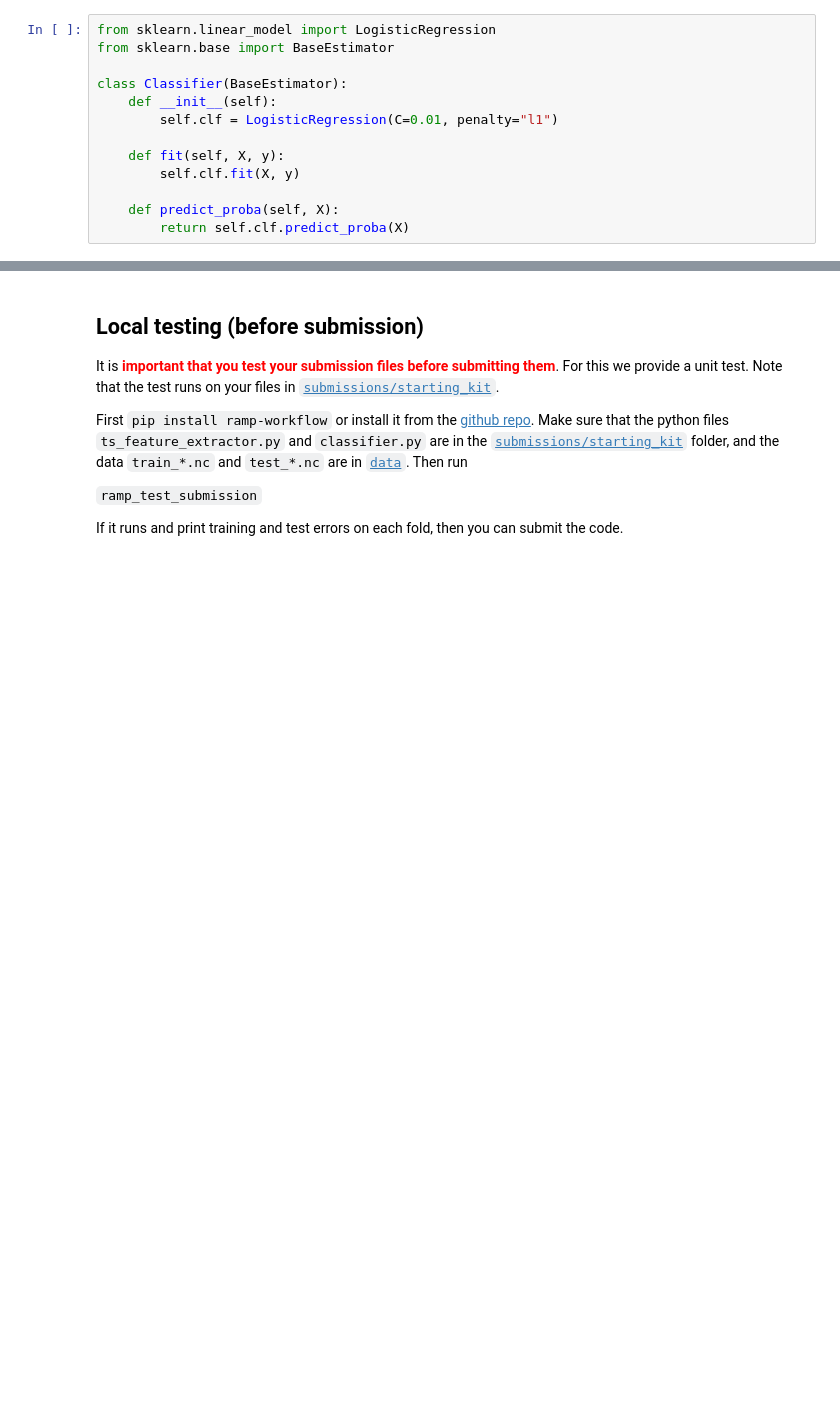
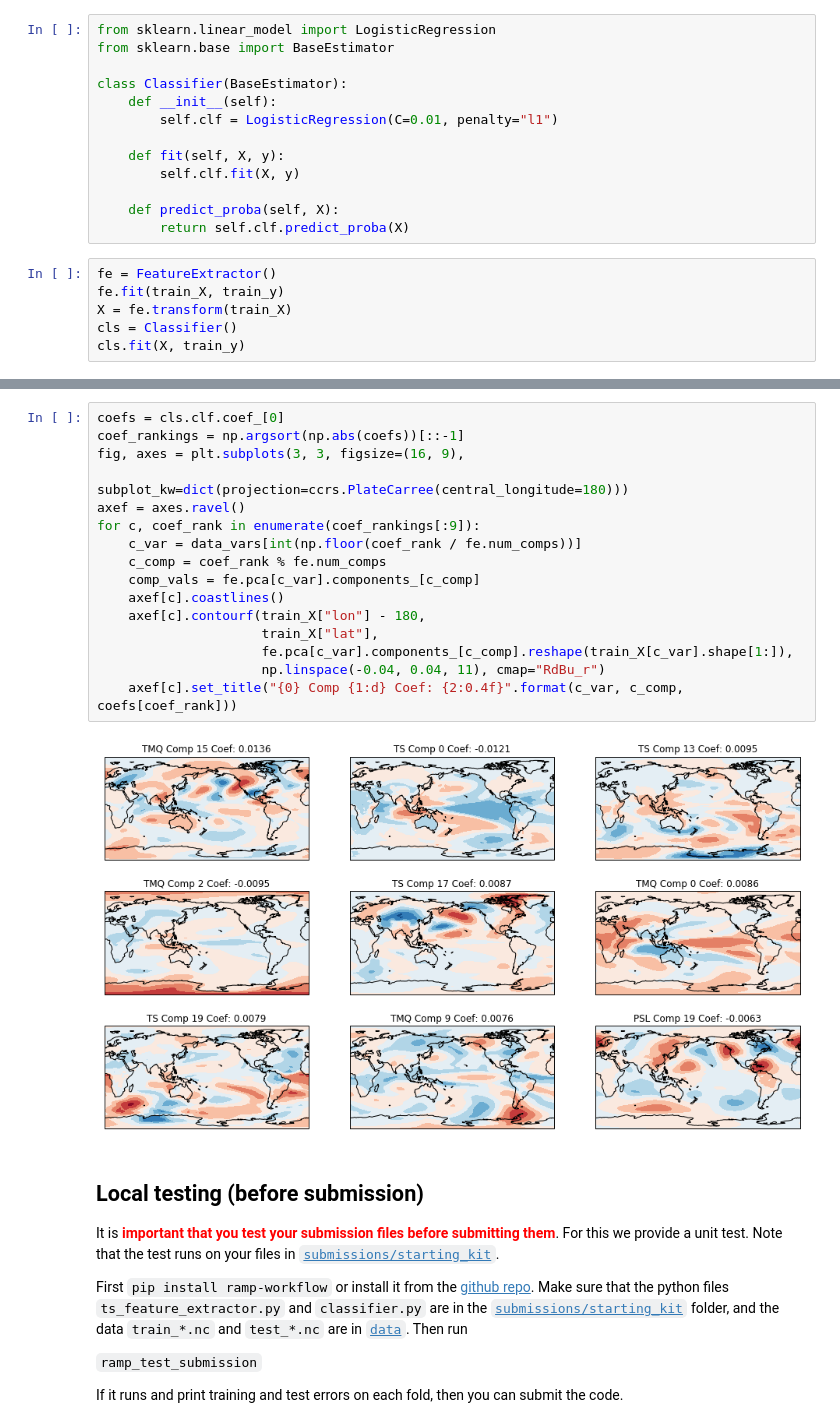
Before and after one commit to ramp-kits/california_rainfall, a Jupyter notebook: california_rainfall_starting_kit.ipynb, the cells around one changed output, grey strips where cells are left out. Cells and saved outputs as stored; diff of their text form; blank space fills up the shorter version.

```diff
--- a/california_rainfall_starting_kit.ipynb
+++ b/california_rainfall_starting_kit.ipynb
@@ -192,3 +231,9 @@ class Classifier(BaseEstimator):
 
     def predict_proba(self, X):
         return self.clf.predict_proba(X)
+# %%
+fe = FeatureExtractor()
+fe.fit(train_X, train_y)
+X = fe.transform(train_X)
+cls = Classifier()
+cls.fit(X, train_y)
@@ -195,3 +243,21 @@ class Classifier(BaseEstimator):
+# %%
+coefs = cls.clf.coef_[0]
+coef_rankings = np.argsort(np.abs(coefs))[::-1]
+fig, axes = plt.subplots(3, 3, figsize=(16, 9),
+                         subplot_kw=dict(projection=ccrs.PlateCarree(central_longitude=180)))
+axef = axes.ravel()
+for c, coef_rank in enumerate(coef_rankings[:9]):
+    c_var = data_vars[int(np.floor(coef_rank / fe.num_comps))]
+    c_comp = coef_rank % fe.num_comps
+    comp_vals = fe.pca[c_var].components_[c_comp]
+    axef[c].coastlines()
+    axef[c].contourf(train_X["lon"] - 180,
+                     train_X["lat"],
+                     fe.pca[c_var].components_[c_comp].reshape(train_X[c_var].shape[1:]),
+                     np.linspace(-0.04, 0.04, 11), cmap="RdBu_r")
+    axef[c].set_title("{0} Comp {1:d} Coef: {2:0.4f}".format(c_var, c_comp, coefs[coef_rank]))
+# %% [output]
+[figure, added]
 # %% [markdown]
 ## Local testing (before submission)
 
```
Also changed, not shown: parts of 19 cells of this notebook, 1 other file.
